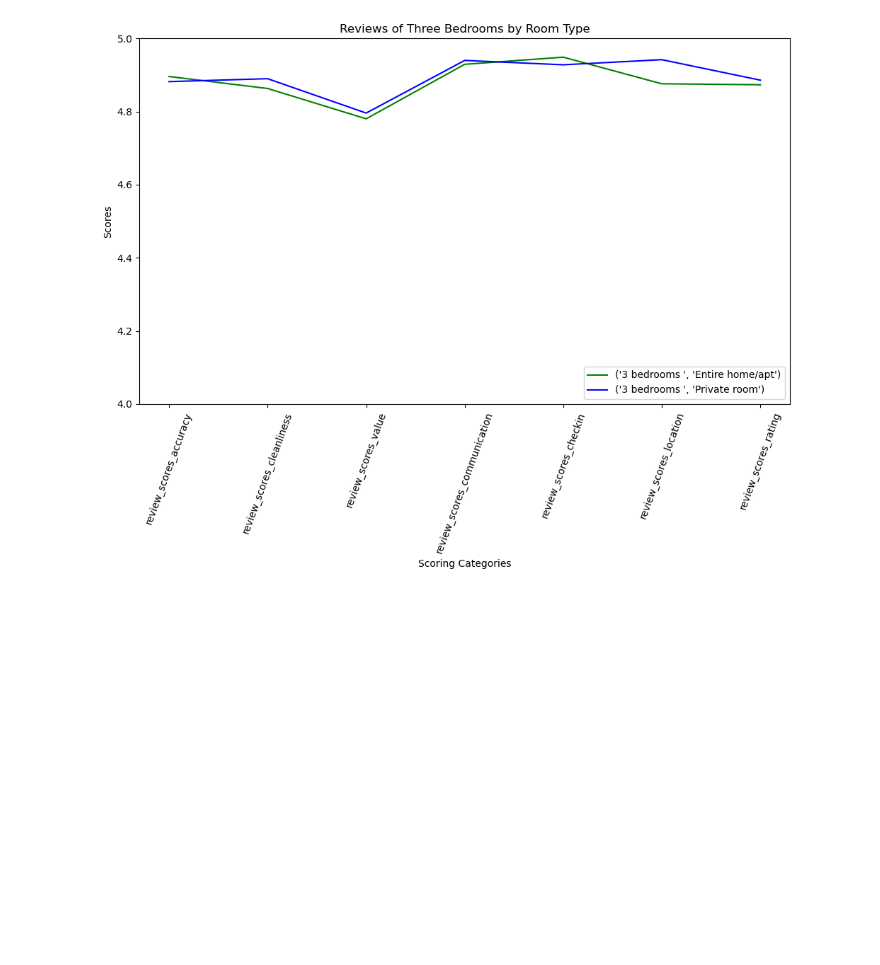
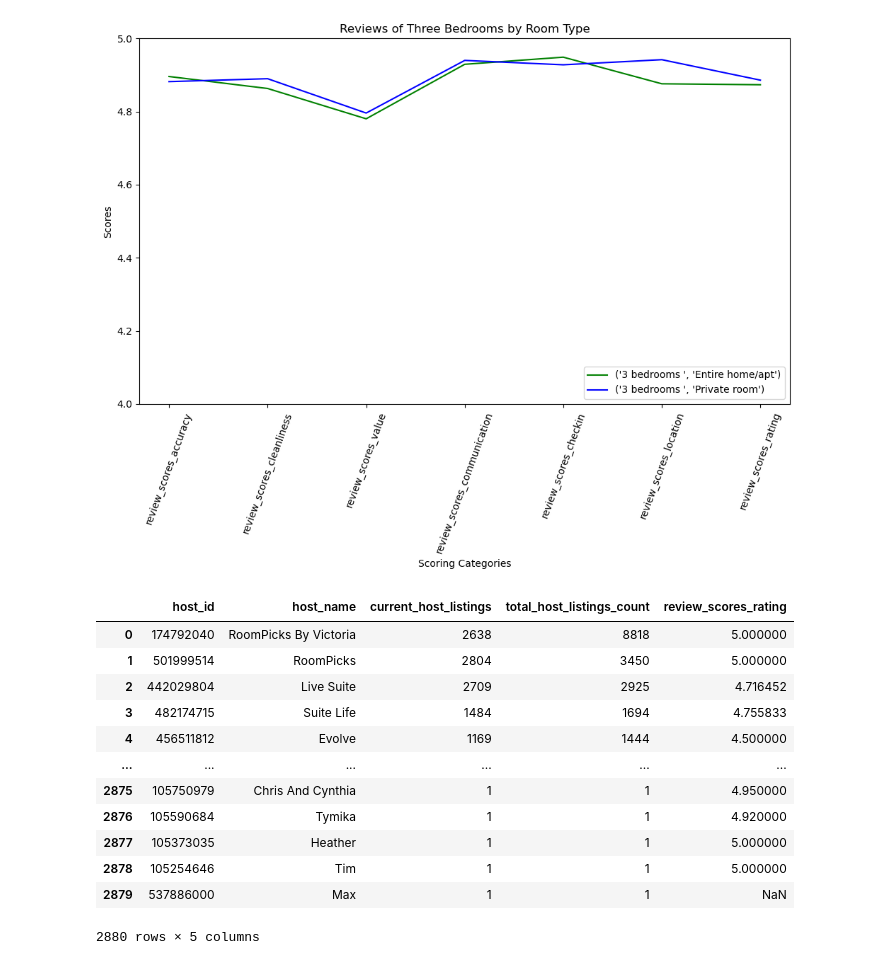
Before and after one commit to twmandel/Data-Project-1, a Jupyter notebook: RI_Analysis.ipynb, the cells around one changed output. Saved outputs shown, nothing was run; the diff lists cells and outputs as text; code cells hidden in the pictures; blank space fills up the shorter version.

```diff
--- a/RI_Analysis.ipynb
+++ b/RI_Analysis.ipynb
@@ -487,3 +489,25 @@ plt.tight_layout()
 plt.show()
 # %% [output]
 [figure]
+# %%
+# Calculated Average Score Ratings for Each Host(Host ID)
+
+host_ratings = ri_listings.groupby(['host_id', 'host_name', 'current_host_listings', 'total_host_listings_count'])['review_scores_rating'].mean()
+host_ratings_df = pd.DataFrame(host_ratings)
+host_ratings_dfs = host_ratings_df.sort_values(by='total_host_listings_count', ascending=False)
+host_ratings_dfs.reset_index(inplace=True)
+host_ratings_dfs
+# %% [output]
+|  | host_id | host_name | current_host_listings | total_host_listings_count | review_scores_rating |
+| 0 | 174792040 | RoomPicks By Victoria | 2638 | 8818 | 5.000000 |
+| 1 | 501999514 | RoomPicks | 2804 | 3450 | 5.000000 |
+| 2 | 442029804 | Live Suite | 2709 | 2925 | 4.716452 |
+| 3 | 482174715 | Suite Life | 1484 | 1694 | 4.755833 |
+| 4 | 456511812 | Evolve | 1169 | 1444 | 4.500000 |
+| ... | ... | ... | ... | ... | ... |
+| 2875 | 105750979 | Chris And Cynthia | 1 | 1 | 4.950000 |
+| 2876 | 105590684 | Tymika | 1 | 1 | 4.920000 |
+| 2877 | 105373035 | Heather | 1 | 1 | 5.000000 |
+| 2878 | 105254646 | Tim | 1 | 1 | 5.000000 |
+| 2879 | 537886000 | Max | 1 | 1 | NaN |
+2880 rows × 5 columns
```
Also changed, not shown: parts of 17 cells of this notebook, 1 other file.
